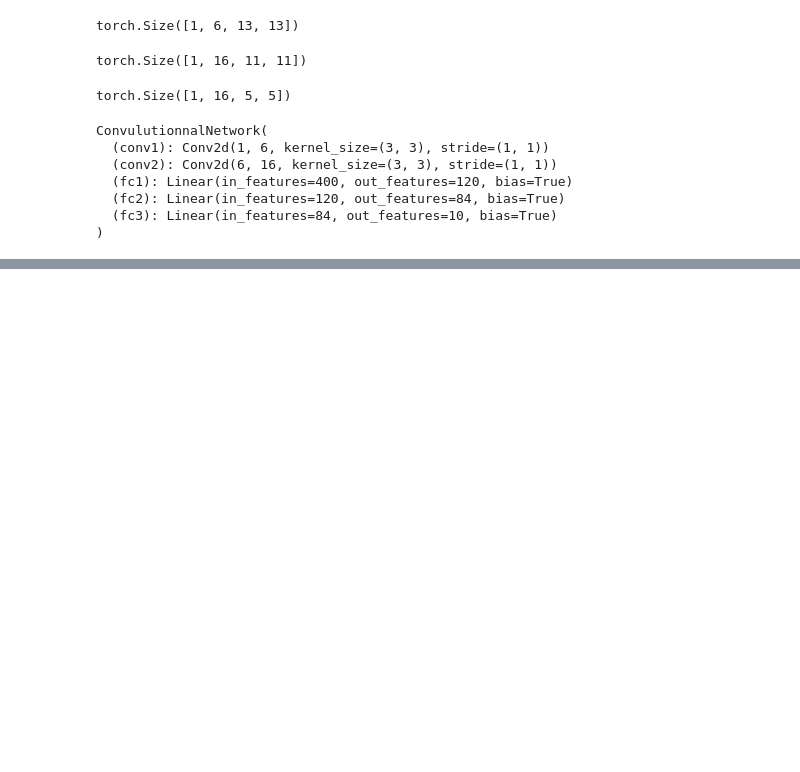
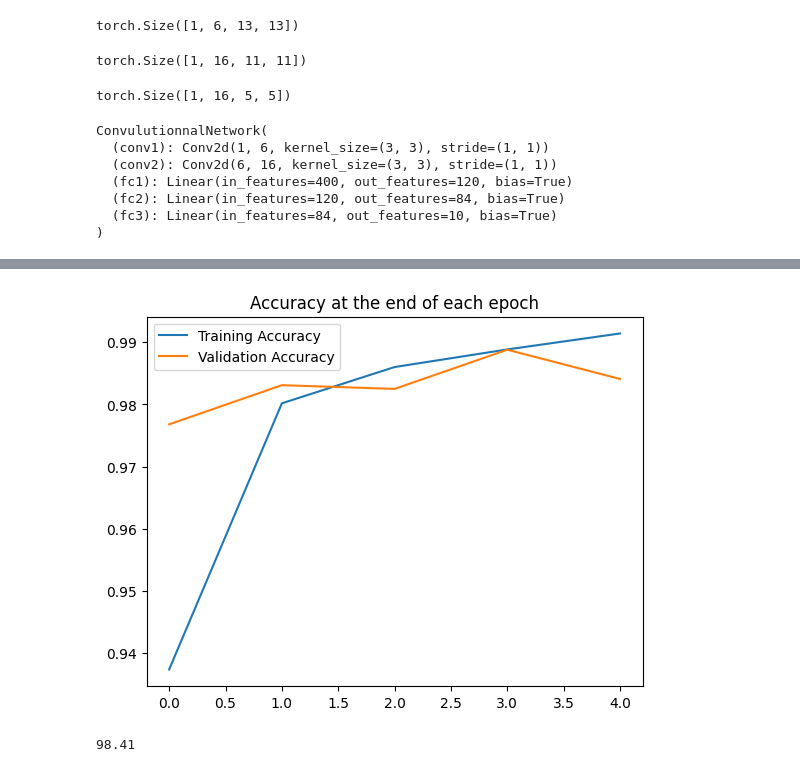
Before and after one commit to nimaghasemilearning/PyTorch-Tutorial, a Jupyter notebook: CNN.ipynb, the cells around one changed output, grey strips where cells are left out. Saved outputs shown, nothing was run; the diff lists cells and outputs as text; code cells hidden in the pictures; blank space fills up the shorter version.

```diff
--- a/CNN.ipynb
+++ b/CNN.ipynb
@@ -255,0 +267,7 @@ plt.legend()
+# %%
+plt.plot([t/len(train_data) for t in train_correct], label="Training Accuracy")
+plt.plot([t/len(test_data) for t in test_correct], label="Validation Accuracy")
+plt.title("Accuracy at the end of each epoch")
+plt.legend();
+# %% [output]
+[figure, added]
@@ -255,0 +283,5 @@ plt.legend()
+# %%
+# did for correct
+correct.item()/len(test_data)*100
+# %% [output]
+98.41
```
Also changed, not shown: parts of 12 cells of this notebook.
